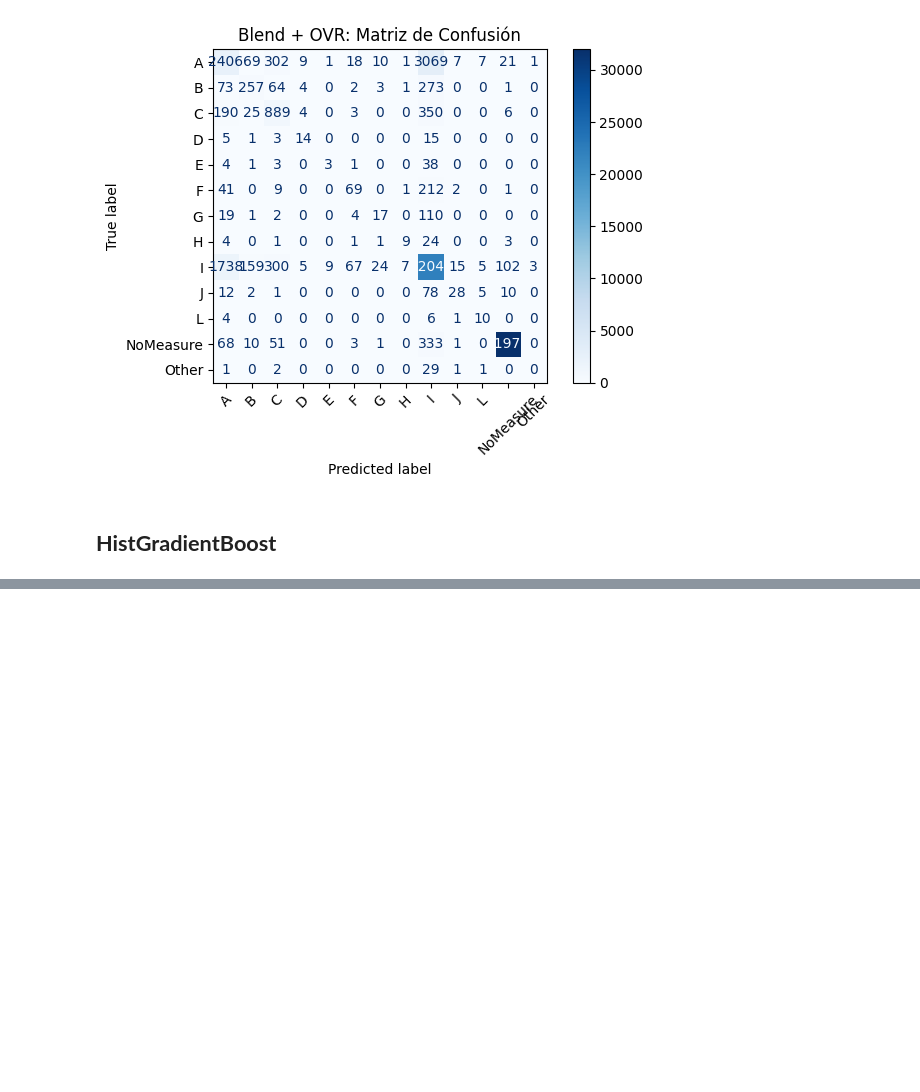
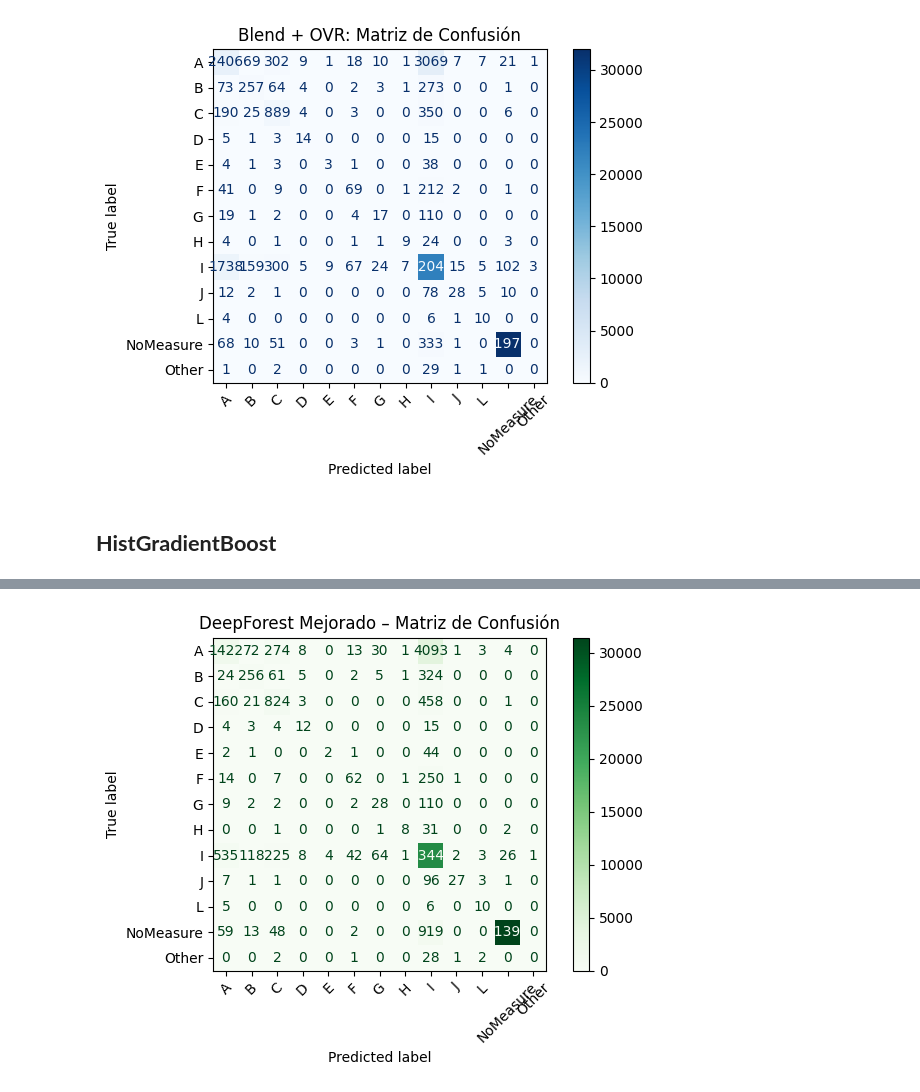
Before and after one commit to Hayser8/proyecto3MD, a Jupyter notebook: algoritmosfinales.ipynb, the cells around one changed output, grey strips where cells are left out. Cells and saved outputs as stored; diff of their text form; code cells hidden in the pictures; blank space fills up the shorter version.

```diff
--- a/algoritmosfinales.ipynb
+++ b/algoritmosfinales.ipynb
@@ -994,0 +1184,95 @@ AttributeError: 'HistGradientBoostingClassifier' object has no attribute 'featur
+# %%
+# !pip install pandas numpy scikit-learn matplotlib -q
+
+import os, time
+import pandas as pd
+import numpy as np
+from collections import Counter
+import matplotlib.pyplot as plt
+
+from sklearn.model_selection import train_test_split
+from sklearn.preprocessing import OrdinalEncoder, LabelEncoder
+from sklearn.impute import SimpleImputer
+from sklearn.ensemble import RandomForestClassifier
+from sklearn.metrics import (
+    accuracy_score, recall_score, f1_score,
+    classification_report, confusion_matrix, ConfusionMatrixDisplay
+)
+
+# ─── 1) Configurar hilos ──────────────────────────
+os.environ["OMP_NUM_THREADS"]      = "8"
+os.environ["OPENBLAS_NUM_THREADS"] = "8"
+os.environ["MKL_NUM_THREADS"]      = "8"
+
+# ─── 2) Carga de datos y creación del target ───────
+t0 = time.time()
+df = pd.read_csv("todoscsvs_transformado.csv")
+print(f"Datos cargados: {df.shape} en {time.time()-t0:.1f}s")
+
+measures = list("ABCDEFGHIJKLMNÑO")
+df["target"] = df[measures].idxmax(axis=1)
+df.loc[df[measures].sum(axis=1)==0, "target"] = "NoMeasure"
+rare = df["target"].value_counts()[lambda s: s<100].index
+df["target"] = df["target"].where(~df["target"].isin(rare), "Other")
+
+# ─── 3) Preprocesamiento ───────────────────────────
+X = df.drop(columns=measures + ["target"])
+y = LabelEncoder().fit_transform(df["target"])
+
+# Imputar numéricos
+num_cols = X.select_dtypes(include=np.number).columns
+X[num_cols] = SimpleImputer(strategy="median").fit_transform(X[num_cols])
+
+# Ordinal encode categóricas
+cat_cols = X.select_dtypes(exclude=np.number).columns.tolist()
+if cat_cols:
+    X[cat_cols] = OrdinalEncoder(
+        handle_unknown="use_encoded_value", unknown_value=-1
+    ).fit_transform(X[cat_cols].fillna("Missing"))
+
+# ─── 4) Split train/test ───────────────────────────
+X_train, X_test, y_train, y_test = train_test_split(
+    X, y, test_size=0.2, stratify=y, random_state=42
+)
+print(f"Split sizes → train={len(y_train)}, test={len(y_test)}")
+
+# ─── 5) DeepForest mejorado ─────────────────────────
+deepforest = RandomForestClassifier(
+    n_estimators=500,            # más árboles para estabilidad
+    max_depth=30,                # mayor profundidad controlada
+    max_features=0.5,            # cada árbol ve la mitad de features
+    min_samples_leaf=2,          # hojas mínimas de tamaño 2
+    bootstrap=True,              # usar bootstrap
+    max_samples=0.8,             # cada árbol usa el 80% de los datos
+    class_weight="balanced_subsample",  # balanceo estratificado por submuestra
+    oob_score=True,              # usar OOB para validación interna
+    n_jobs=8,
+    random_state=42
+)
+
+# Entrenamiento
+t1 = time.time()
+deepforest.fit(X_train, y_train)
+print(f"DeepForest entrenado en {time.time()-t1:.1f}s")
+print(f"OOB score: {deepforest.oob_score_:.4f}")
+
+# Predicción y métricas
+y_pred = deepforest.predict(X_test)
+print("\n=== DeepForest Mejorado ===")
+print("Accuracy     :", accuracy_score(y_test, y_pred))
+print("Recall_macro :", recall_score(y_test, y_pred, average='macro'))
+print("F1_weighted  :", f1_score(y_test, y_pred, average='weighted'))
+print("\nClassification Report:")
+print(classification_report(y_test, y_pred, zero_division=0, digits=4))
+
+# Matriz de confusión
+cm = confusion_matrix(y_test, y_pred)
+disp = ConfusionMatrixDisplay(
+    cm,
+    display_labels=LabelEncoder().fit(df["target"]).classes_
+)
+disp.plot(cmap="Greens", xticks_rotation=45)
+plt.title("DeepForest Mejorado – Matriz de Confusión")
+plt.tight_layout()
+plt.show()
+# %% [output]
@@ -994,0 +1296 @@ AttributeError: 'HistGradientBoostingClassifier' object has no attribute 'featur
+[figure, added]
```
Also changed, not shown: parts of 10 cells of this notebook.
